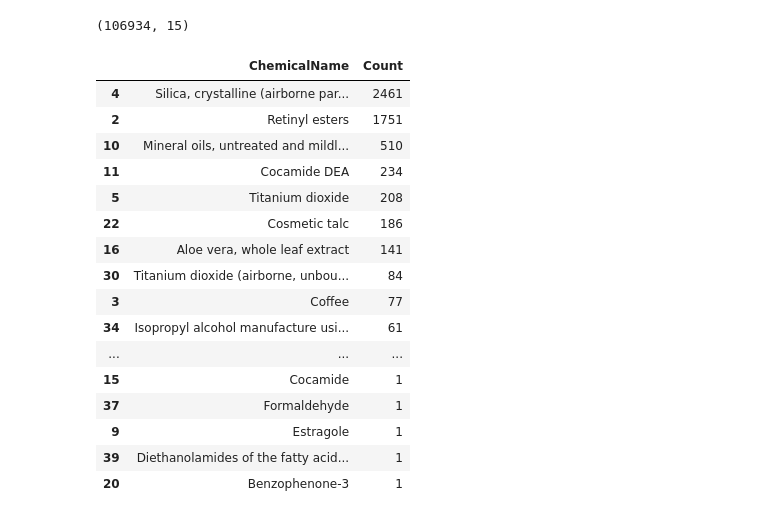
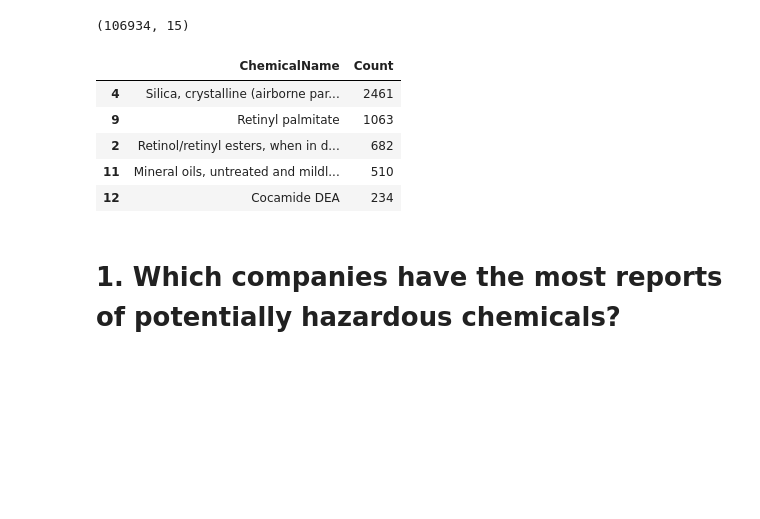
Before and after one commit to Nova8F/Project_1.0, a Jupyter notebook: Project1_Group1_FinalScript.ipynb, the cells around one changed output. Saved outputs shown, nothing was run; the diff lists cells and outputs as text; code cells hidden in the pictures; blank space fills up the shorter version.

```diff
--- a/Project1_Group1_FinalScript.ipynb
+++ b/Project1_Group1_FinalScript.ipynb
@@ -58,40 +58,29 @@ cosmetics_cleaned_df.shape
 # %%
 # Filter the dataset where the 'CasId' is missing (NaN)
 missing_cas_df = cosmetics_cleaned_df[cosmetics_cleaned_df['CasNumber'].isna()]
 
 # Select relevant columns like 'ChemicalName' and 'CasId' to inspect
 missing_cas_df = missing_cas_df[['ChemicalName', 'CasNumber']]
 
 # Select only the unique chemical names with missing CAS numbers
 unique_missing_cas_df = missing_cas_df[['ChemicalName']].drop_duplicates()
 
 # Group by 'ChemicalName' and count occurrences
 missing_cas_count_df = missing_cas_df.groupby('ChemicalName').size().reset_index(name='Count')
 
 # Merge the two DataFrames on 'ChemicalName'
 missing_cas_chemicals_df = pd.merge(unique_missing_cas_df, missing_cas_count_df, on='ChemicalName', how='inner')
 
 # Sort by the count column (assuming the count column is named 'Count')
 missing_cas_chemicals_df = missing_cas_chemicals_df.sort_values(by='Count', ascending=False)
-missing_cas_chemicals_df
+missing_cas_chemicals_df.head()
 # %% [output]
 |  | ChemicalName | Count |
 | 4 | Silica, crystalline (airborne par... | 2461 |
-| 2 | Retinyl esters | 1751 |
-| 10 | Mineral oils, untreated and mildl... | 510 |
-| 11 | Cocamide DEA | 234 |
-| 5 | Titanium dioxide | 208 |
-| 22 | Cosmetic talc | 186 |
-| 16 | Aloe vera, whole leaf extract | 141 |
-| 30 | Titanium dioxide (airborne, unbou... | 84 |
-| 3 | Coffee | 77 |
-| 34 | Isopropyl alcohol manufacture usi... | 61 |
-| ... | ... | ... |
-| 15 | Cocamide | 1 |
-| 37 | Formaldehyde | 1 |
-| 9 | Estragole | 1 |
-| 39 | Diethanolamides of the fatty acid... | 1 |
-| 20 | Benzophenone-3 | 1 |
+| 9 | Retinyl palmitate | 1063 |
+| 2 | Retinol/retinyl esters, when in d... | 682 |
+| 11 | Mineral oils, untreated and mildl... | 510 |
+| 12 | Cocamide DEA | 234 |
 # %%
 # Standardize name for all retinyl esters
 cosmetics_cleaned_df.loc[cosmetics_cleaned_df["ChemicalName"] == "Retinyl palmitate", "ChemicalName"] = "Retinyl esters"
@@ -108,3 +97,5 @@ cosmetics_cleaned_df.loc[cosmetics_cleaned_df["ChemicalName"] == "Talc containin
 # %%
 # Standardize name for cocamide DEA
 cosmetics_cleaned_df.loc[cosmetics_cleaned_df["ChemicalName"] == "Cocamide diethanolamine", "ChemicalName"] = "Cocamide DEA"
+# %% [markdown]
+# 1. Which companies have the most reports of potentially hazardous chemicals?
```
Also changed, not shown: parts of 20 cells of this notebook.
